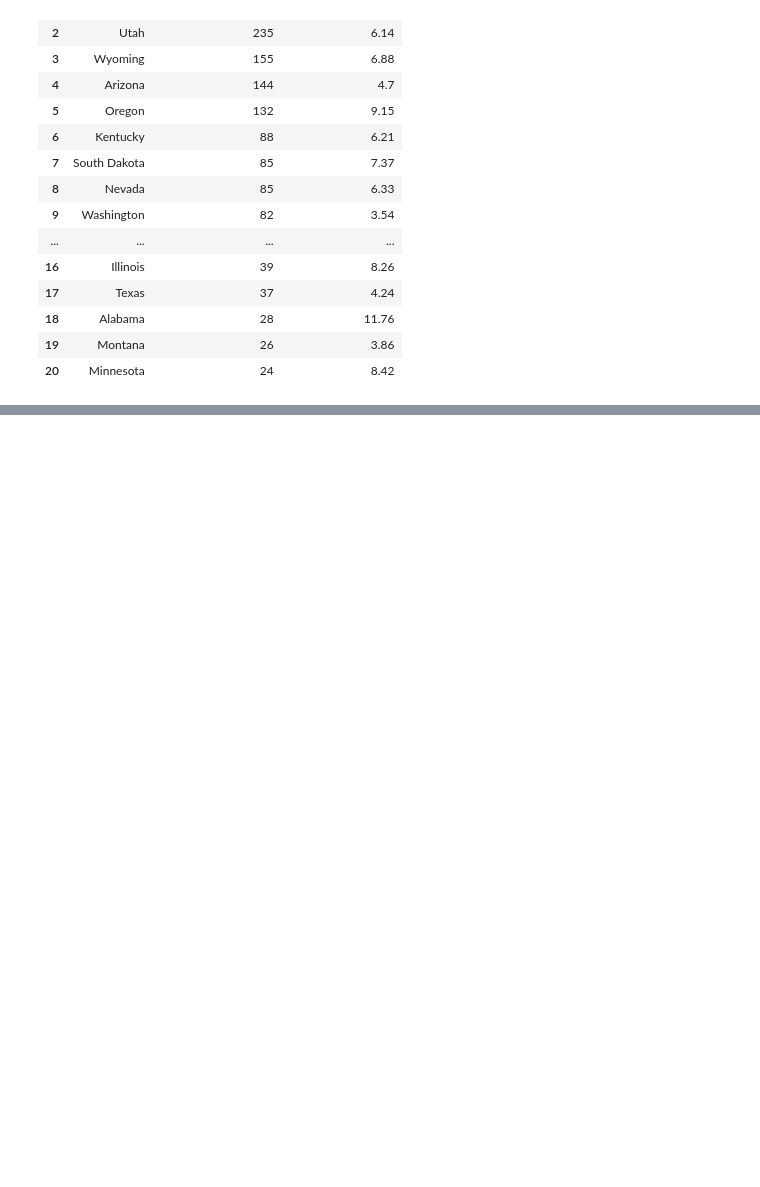
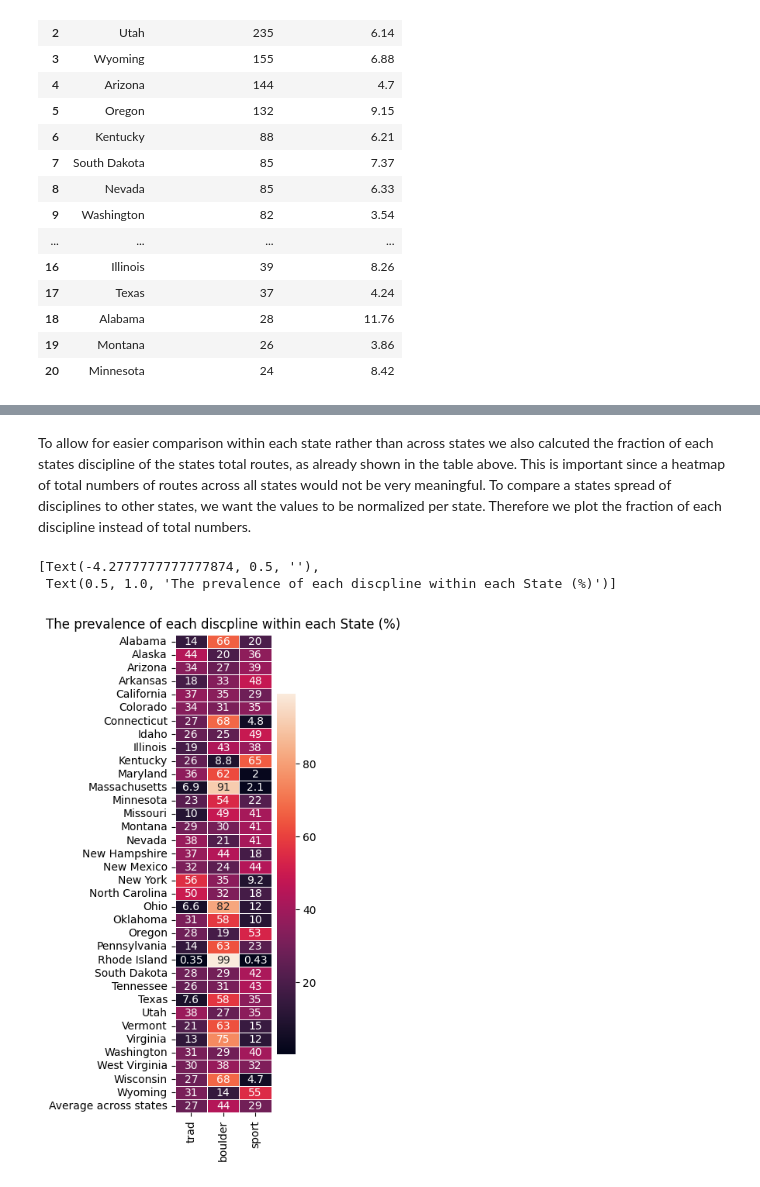
Before and after one commit to heikoxyz/Analysis-of-rock-climbing-routes-in-the-US-, a Jupyter notebook: Analysis.ipynb, the cells around one changed output, grey strips where cells are left out. Cells and saved outputs as stored; diff of their text form; code cells hidden in the pictures; blank space fills up the shorter version.

```diff
--- a/Analysis.ipynb
+++ b/Analysis.ipynb
@@ -271,0 +355,21 @@ hard_vio.tick_params(bottom=False)
+# %% [markdown]
+To allow for easier comparison within each state rather than across states we also calcuted the fraction of each states discipline of the states total routes, as already shown in the table above. This is important since a heatmap of total numbers of routes across all states would not be very meaningful. To compare a states spread of disciplines to other states, we want the values to be normalized per state.
+Therefore we plot the fraction of each discipline instead of total numbers.
+# %%
+# Since a heatmap of total numbers of routes across all states would not be very meaningful
+# to compare a states spread of disciplines to other states, we want the values to be normalized per state.
+# Therefore we plot the fraction of each discipline instead of total numbers.
+
+# We filter out the total numbers, only keeping the fractions.
+sum_per_types_per_state = sum_types_per_state[['trad_per', 'boulder_per', 'sport_per']]
+# Renaming the column names for the graph.
+sum_per_types_per_state = sum_per_types_per_state.rename(columns={'trad_per' : 'trad', 'boulder_per' : 'boulder', 'sport_per' : 'sport'})
+
+# Plot the heatmap in a visual appealing way.
+plt.figure(figsize=(2,8))
+ax =sns.heatmap(sum_per_types_per_state, annot=True, linewidth=.5)
+ax.set(ylabel='', title ='The prevalence of each discpline within each State (%)')
+# %% [output]
+[Text(-4.2777777777777874, 0.5, ''),
+ Text(0.5, 1.0, 'The prevalence of each discpline within each State (%)')]
+[figure, added]
```
Also changed, not shown: parts of 20 cells of this notebook.
